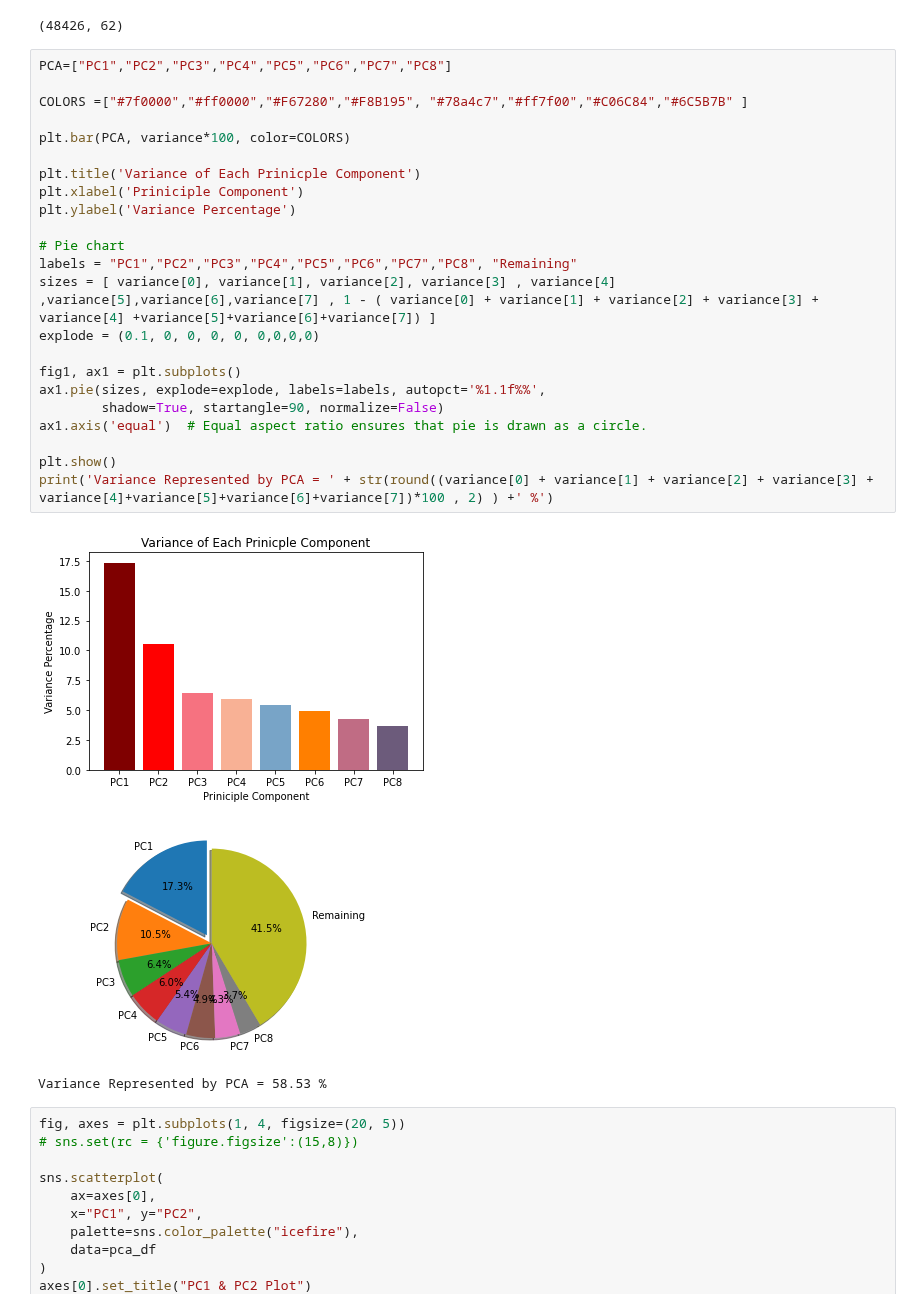
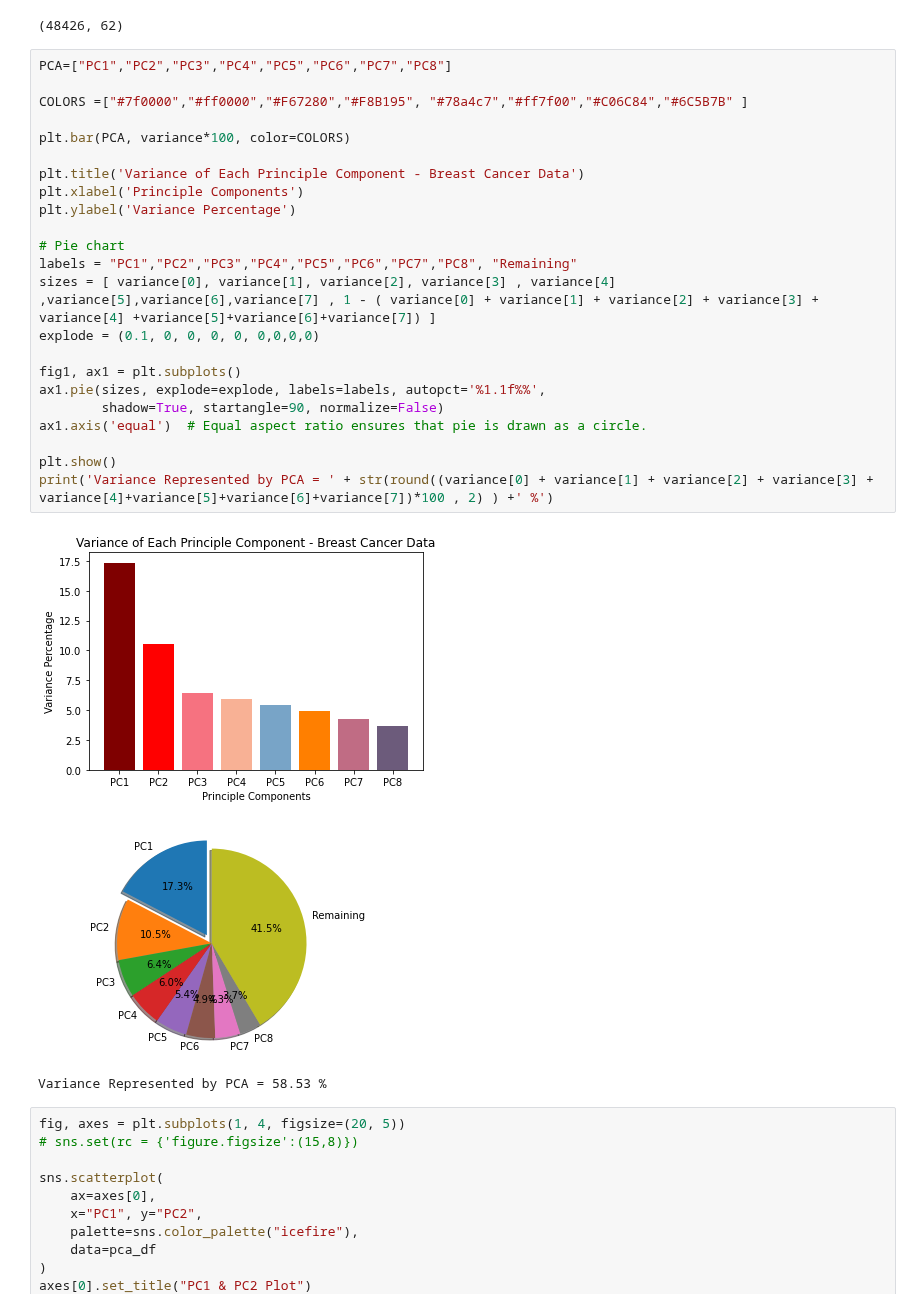
Before and after one commit to Youssef-Saleh/GP-MSI, a Jupyter notebook: Breast_Cancer.ipynb, the cells around one changed output. Drawn from its saved outputs; the diff is of its cells as text.

```diff
--- a/Breast_Cancer.ipynb
+++ b/Breast_Cancer.ipynb
@@ -146,28 +146,28 @@ sample_only_scaled_data.shape
 # %%
 PCA=["PC1","PC2","PC3","PC4","PC5","PC6","PC7","PC8"]
 
 COLORS =["#7f0000","#ff0000","#F67280","#F8B195", "#78a4c7","#ff7f00","#C06C84","#6C5B7B" ]
 
 plt.bar(PCA, variance*100, color=COLORS)
 
-plt.title('Variance of Each Prinicple Component')
-plt.xlabel('Priniciple Component')
+plt.title('Variance of Each Principle Component - Breast Cancer Data')
+plt.xlabel('Principle Components')
 plt.ylabel('Variance Percentage')
 
 # Pie chart
 labels = "PC1","PC2","PC3","PC4","PC5","PC6","PC7","PC8", "Remaining"
 sizes = [ variance[0], variance[1], variance[2], variance[3] , variance[4] ,variance[5],variance[6],variance[7] , 1 - ( variance[0] + variance[1] + variance[2] + variance[3] + variance[4] +variance[5]+variance[6]+variance[7]) ]
 explode = (0.1, 0, 0, 0, 0, 0,0,0,0)
 
 fig1, ax1 = plt.subplots()
 ax1.pie(sizes, explode=explode, labels=labels, autopct='%1.1f%%',
         shadow=True, startangle=90, normalize=False)
 ax1.axis('equal')  # Equal aspect ratio ensures that pie is drawn as a circle.
 
 plt.show()
 print('Variance Represented by PCA = ' + str(round((variance[0] + variance[1] + variance[2] + variance[3] + variance[4]+variance[5]+variance[6]+variance[7])*100 , 2) ) +' %')
 # %% [output]
-[figure, old version]
+[figure, new version]
 [figure]
 Variance Represented by PCA = 58.53 %
 # %%
```
Also changed, not shown: parts of 2 cells of this notebook, 9 other files.
